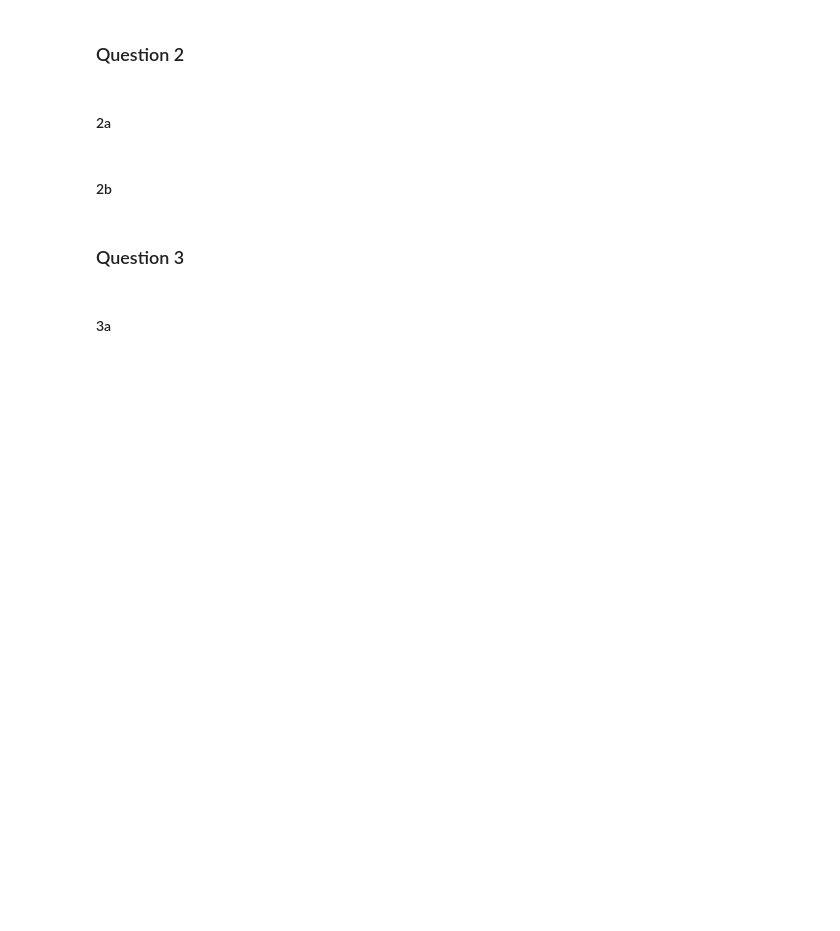
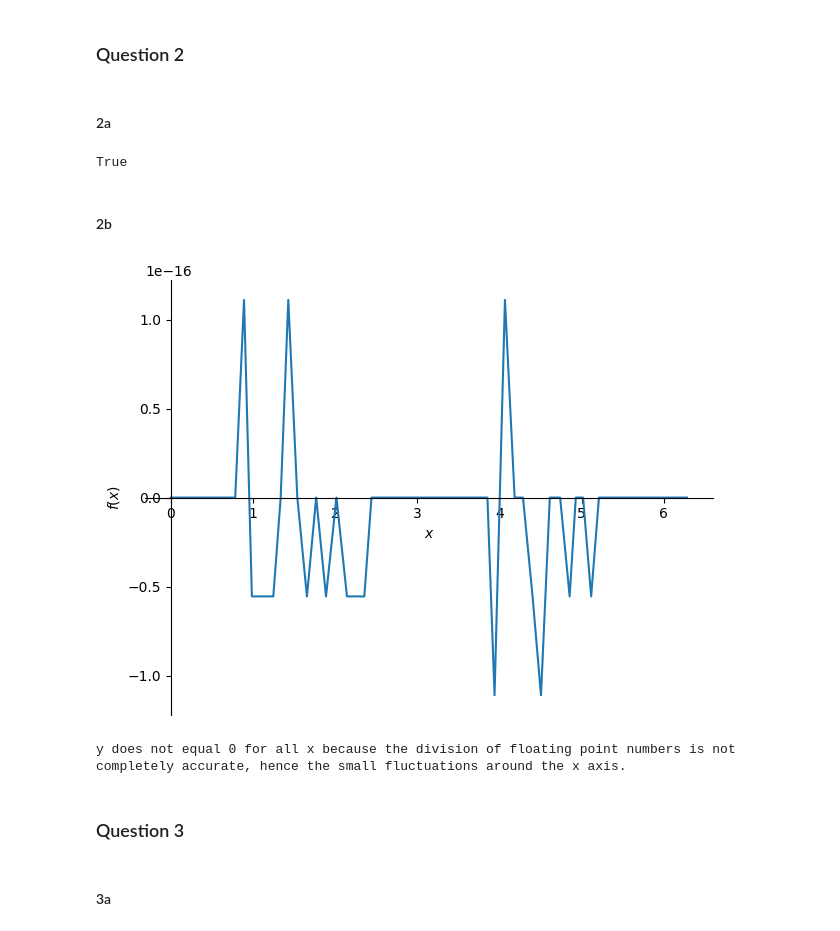
Before and after one commit to kleithegreat/second-brain, a Jupyter notebook: tamu/Spring 2023/MATH 152/Labs/Lab 1/Lab1temp_152.ipynb, the cells around one changed output. Saved outputs shown, nothing was run; the diff lists cells and outputs as text; code cells hidden in the pictures; blank space fills up the shorter version.

```diff
--- a/tamu/Spring 2023/MATH 152/Labs/Lab 1/Lab1temp_152.ipynb
+++ b/tamu/Spring 2023/MATH 152/Labs/Lab 1/Lab1temp_152.ipynb
@@ -21,10 +31,19 @@ from sympy.plotting import (plot,plot_parametric)
 #### 2a
 # %%
 #start code here
+x = symbols("x")
+print((sin(x)**2).subs(x, 3*pi / 4) == ((1 - cos(2 * x)) / 2).subs(x, 3*pi / 4))
+# %% [output]
+True
 # %% [markdown]
 #### 2b
 # %%
 #start code here
+plot((sin(x)**2 - ((1 - cos(2 * x)) / 2)), (x, 0, 2 * pi))
+print("y does not equal 0 for all x because the division of floating point numbers is not completely accurate, hence the small fluctuations around the x axis.")
+# %% [output]
+[figure, added]
+y does not equal 0 for all x because the division of floating point numbers is not completely accurate, hence the small fluctuations around the x axis.
 # %% [markdown]
 ### Question 3
 # %% [markdown]
```
Also changed, not shown: parts of 9 cells of this notebook, 11 other files.
